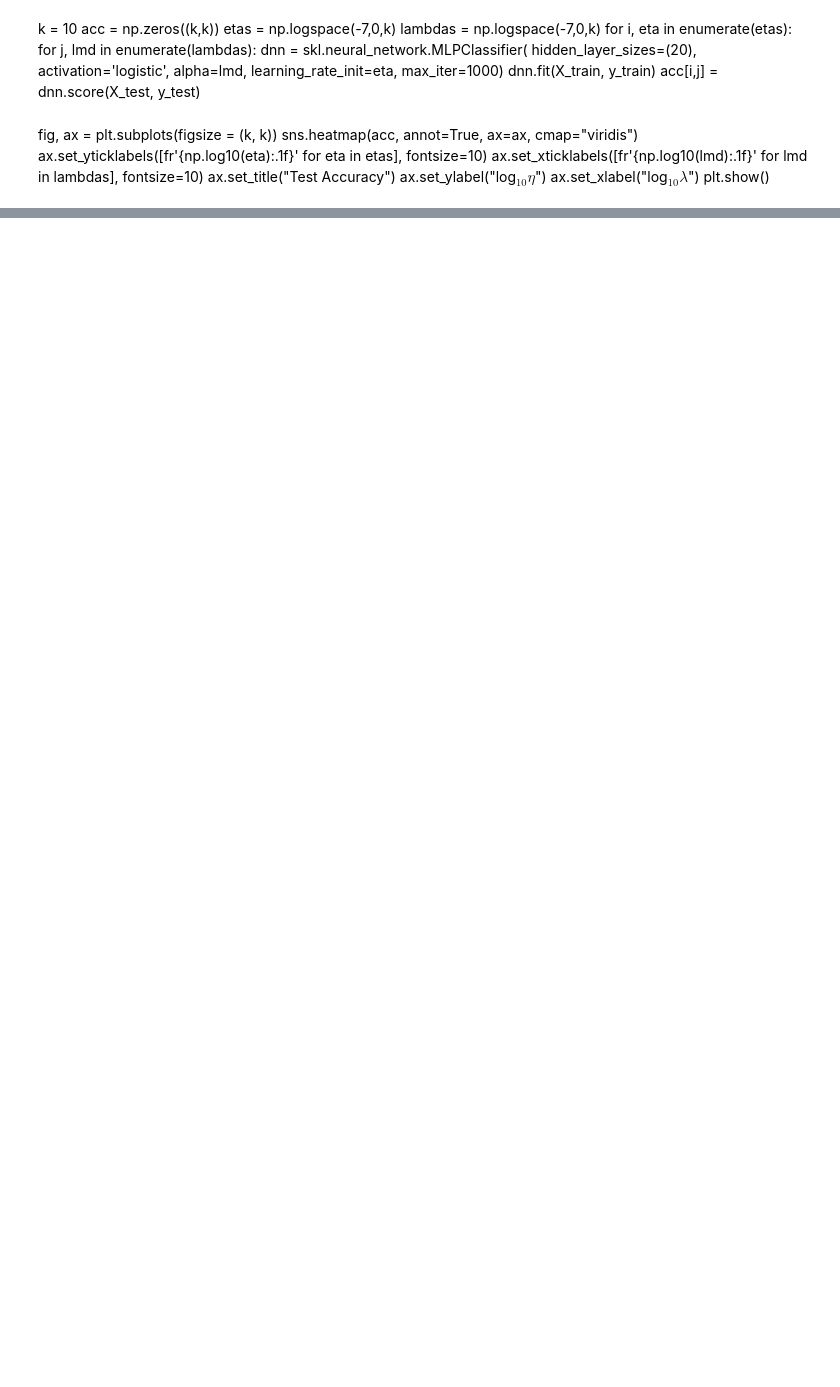
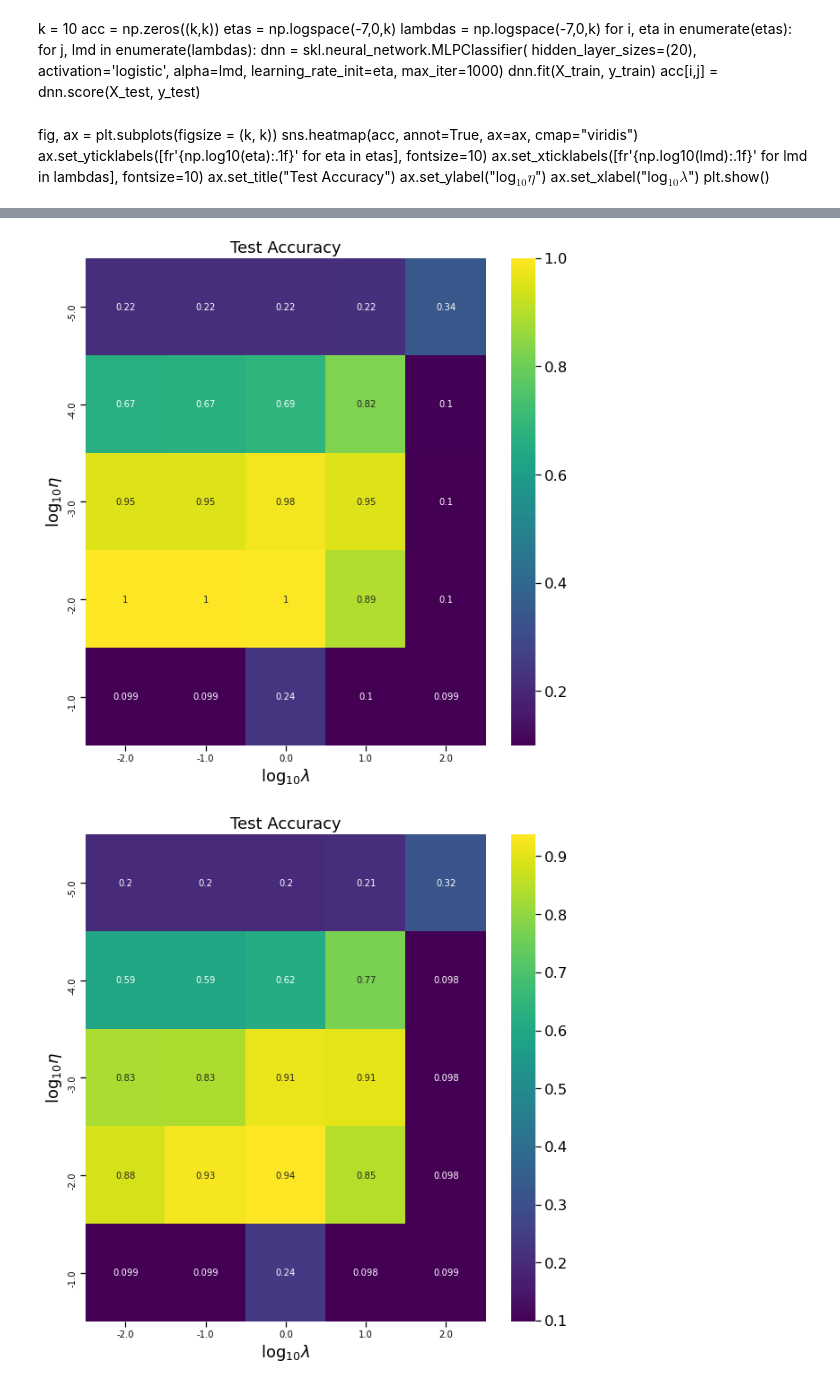
Before and after one commit to fonstelien/FYS-STK4155, a Jupyter notebook: project2/source/testruns.ipynb, the cells around one changed output, grey strips where cells are left out. Drawn from its saved outputs; the diff is of its cells as text; code cells hidden in the pictures; blank space fills up the shorter version.

```diff
--- a/project2/source/testruns.ipynb
+++ b/project2/source/testruns.ipynb
@@ -467,0 +514,21 @@ skl.metrics.accuracy_score(true, pred)
+# %%
+X, t = skl.datasets.load_digits(return_X_y=True)
+n, p = X.shape
+t_onehot = onehot(t, 10)
+
+ffnn = FFNN(p, cost_function='cross-entropy')
+ffnn.add_layer(50, activation_function='sigmoid')
+ffnn.add_layer(10, activation_function='softmax')
+
+k = 5
+acc = np.zeros((k,k))
+etas = np.logspace(-5,-1,k)
+lambdas = np.logspace(-2,2,k)
+
+train, test = neural.run_neural_network_kfold(X, t, ffnn, t_onehot=t_onehot, etas=etas, lambdas=lambdas, k=3, epochs=100, batches=14)
+# %%
+plot_accuracy(train, etas, lambdas)
+plot_accuracy(test, etas, lambdas)
+# %% [output]
+[figure, added]
+[figure, added]
```
Also changed, not shown: parts of 7 cells of this notebook, 4 other files.
